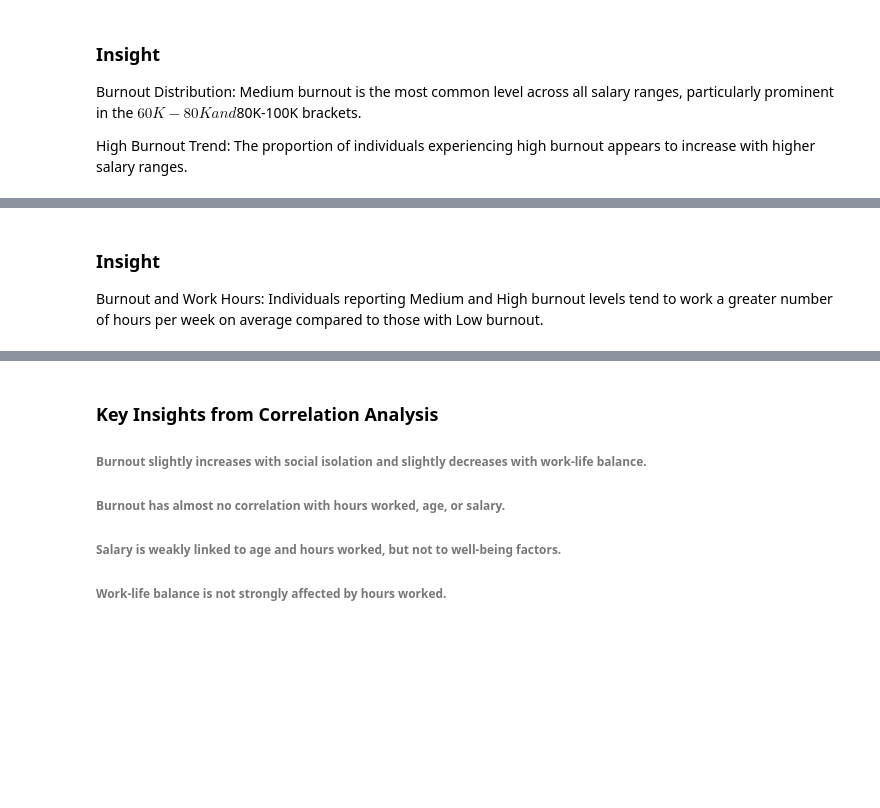
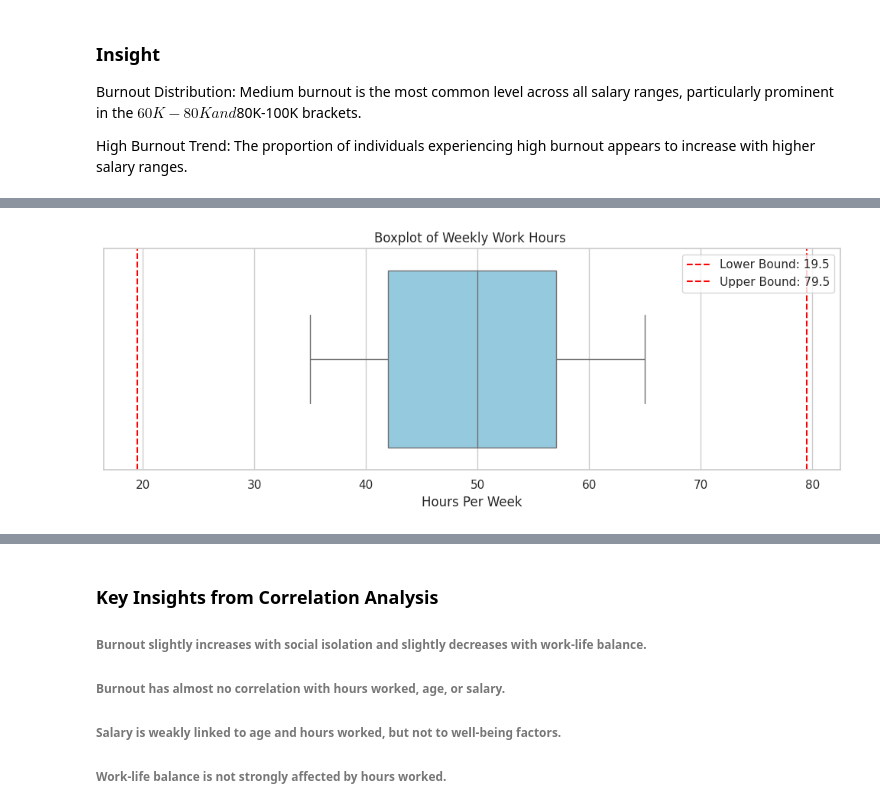
Before and after one commit to Furqan0123/TestRepo, a Jupyter notebook: Post_Pandemic_Remote_Work_Health_Impact_Analysis_(2025).ipynb, the cells around one changed output, grey strips where cells are left out. Saved outputs shown, nothing was run; the diff lists cells and outputs as text; code cells hidden in the pictures; blank space fills up the shorter version.

```diff
--- a/Post_Pandemic_Remote_Work_Health_Impact_Analysis_(2025).ipynb
+++ b/Post_Pandemic_Remote_Work_Health_Impact_Analysis_(2025).ipynb
@@ -427,4 +415,19 @@ Passing `palette` without assigning `hue` is deprecated and will be removed in v
-# %% [markdown]
-### Insight
-
-Burnout and Work Hours: Individuals reporting Medium and High burnout levels tend to work a greater number of hours per week on average compared to those with Low burnout.
+# %%
+# Calculate IQR and bounds
+Q1 = df['Hours_Per_Week'].quantile(0.25)
+Q3 = df['Hours_Per_Week'].quantile(0.75)
+IQR = Q3 - Q1
+lower, upper = Q1 - 1.5 * IQR, Q3 + 1.5 * IQR
+
+# Boxplot with outlier bounds
+plt.figure(figsize=(10, 4))
+sns.boxplot(x=df['Hours_Per_Week'], color='skyblue')
+plt.axvline(lower, color='red', linestyle='--', label=f'Lower Bound: {lower:.1f}')
+plt.axvline(upper, color='red', linestyle='--', label=f'Upper Bound: {upper:.1f}')
+plt.title('Boxplot of Weekly Work Hours ')
+plt.xlabel('Hours Per Week')
+plt.legend()
+plt.tight_layout()
+plt.show()
+# %% [output]
+[figure, added]
```
Also changed, not shown: parts of 4 cells of this notebook.
